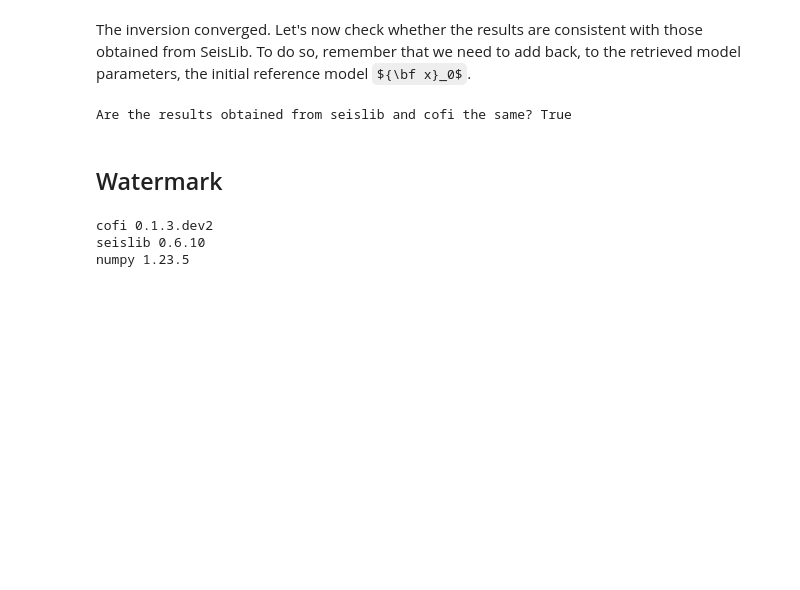
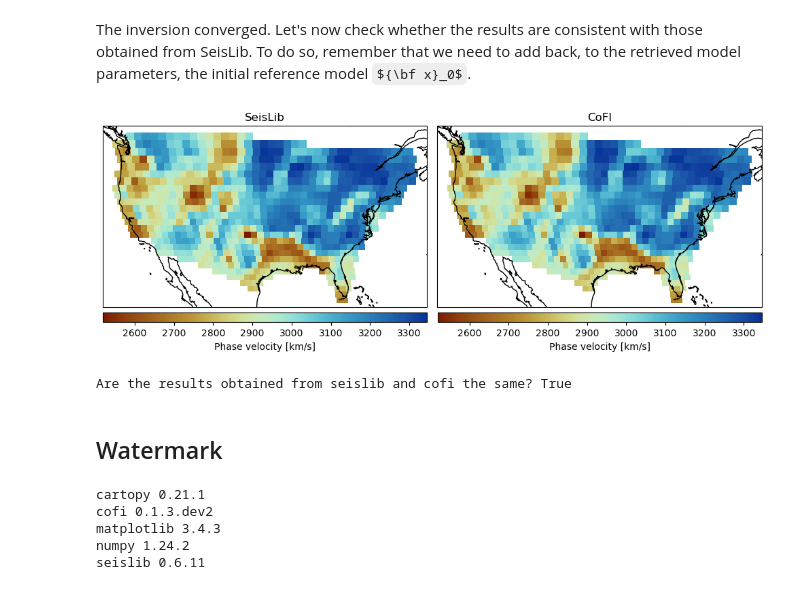
Before and after one commit to inlab-geo/espresso, a Jupyter notebook: examples/sw_tomography/sw_tomography.ipynb, the cells around one changed output. Cells and saved outputs as stored; diff of their text form; code cells hidden in the pictures; some formulas as TeX source; blank space fills up the shorter version.

```diff
--- a/examples/sw_tomography/sw_tomography.ipynb
+++ b/examples/sw_tomography/sw_tomography.ipynb
@@ -212,21 +213,48 @@ List of functions/properties got used by the backend tool:
 # %% [markdown]
 The inversion converged. Let's now check whether the results are consistent with those obtained from SeisLib. To do so, remember that we need to add back, to the retrieved model parameters, the initial reference model ${\bf x}_0$.
 # %%
+import cartopy.crs as ccrs
+import matplotlib.pyplot as plt
+
 # the reference model x0 is added back to get absolute values of slowness
 
 c_cofi = 1 / ( inv_results.model + x0 )
 
+fig = plt.figure(figsize=(10, 8))
+
+# SeisLib map
+
+ax1 = plt.subplot(121, projection=ccrs.Mercator())
+ax1.coastlines()
+img1, cb1 = plot_map(tomo.grid.mesh, c, ax=ax1, cmap=scm.roma, show=False)
+cb1.set_label('Phase velocity [km/s]')
+ax1.set_title('SeisLib')
+
+# CoFI map
+
+ax2 = plt.subplot(122, projection=ccrs.Mercator())
+ax2.coastlines()
+img2, cb2 = plot_map(tomo.grid.mesh, c_cofi, ax=ax2, cmap=scm.roma, show=False)
+cb2.set_label('Phase velocity [km/s]')
+ax2.set_title('CoFI')
+
+plt.tight_layout()
+plt.show()
+
 print('Are the results obtained from seislib and cofi the same?', np.allclose(c, c_cofi))
 # %% [output]
+[figure, added]
 Are the results obtained from seislib and cofi the same? True
 # %% [markdown]
 ## Watermark
 # %%
-libraries_used = ["cofi", "seislib", "numpy"]
+libraries_used = ["cartopy", "cofi", "matplotlib", "numpy", "seislib"]
 for lib in libraries_used:
     lib_var = __import__(lib)
     print(lib, getattr(lib_var, "__version__"))
 # %% [output]
+cartopy 0.21.1
 cofi 0.1.3.dev2
-seislib 0.6.10
-numpy 1.23.5
+matplotlib 3.4.3
+numpy 1.24.2
+seislib 0.6.11
```
Also changed, not shown: parts of 2 cells of this notebook.
